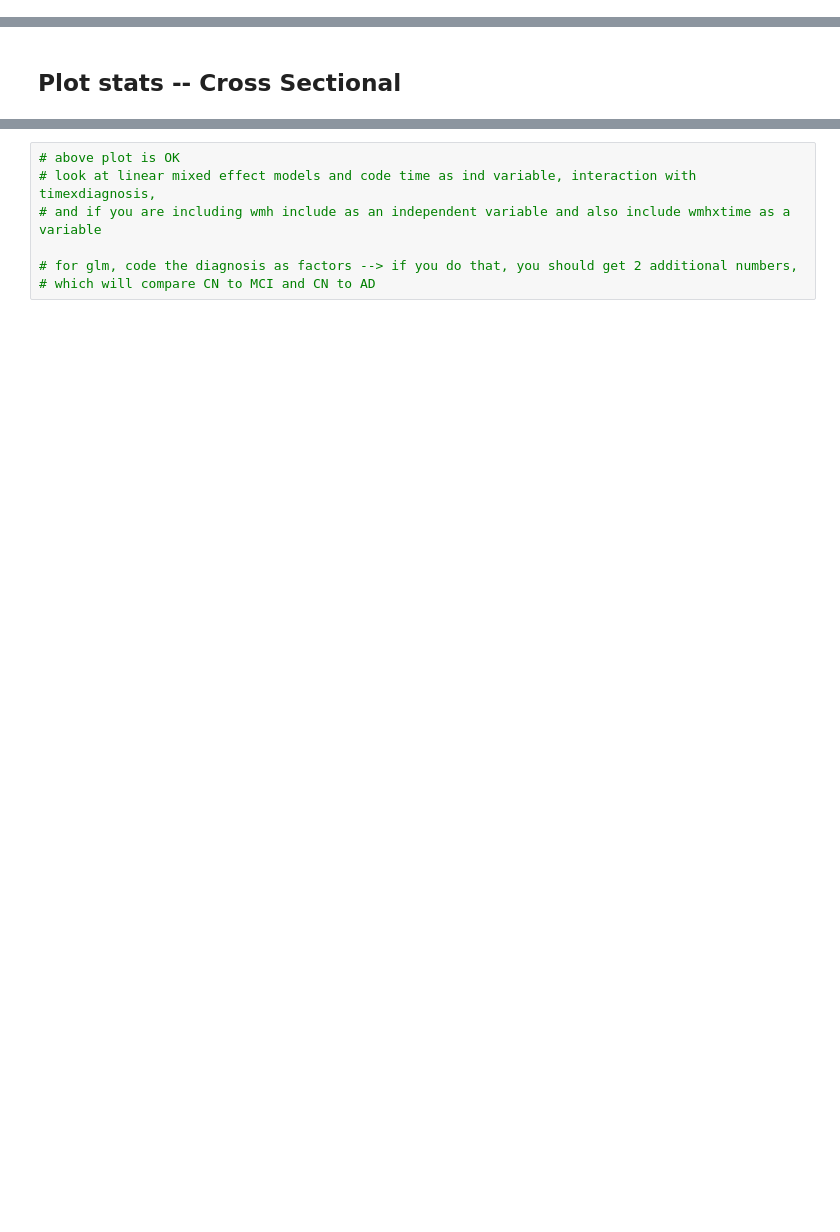
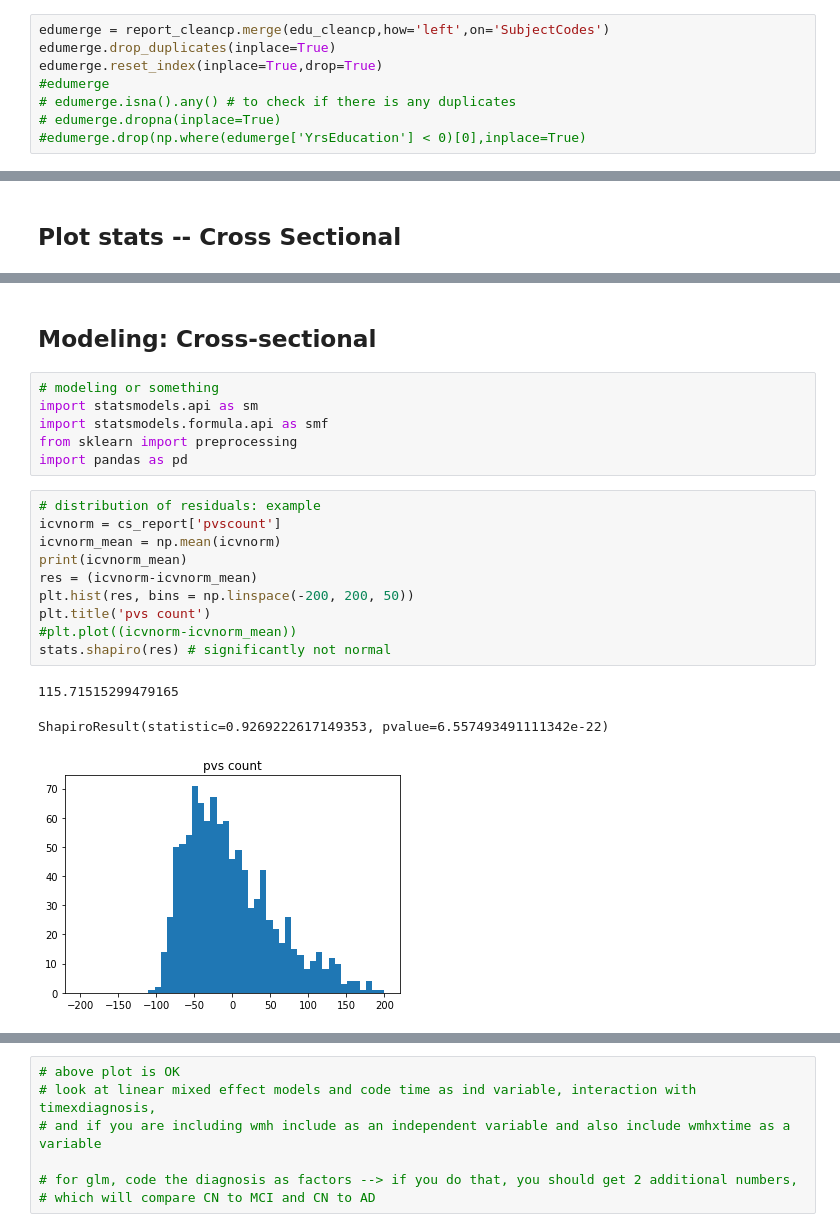
Before and after one commit to cind/pijp-frangi, a Jupyter notebook: pijp_frangi/stat_analysis.ipynb, the cells around one changed output, grey strips where cells are left out. Saved outputs shown, nothing was run; the diff lists cells and outputs as text; blank space fills up the shorter version.

```diff
--- a/pijp_frangi/stat_analysis.ipynb
+++ b/pijp_frangi/stat_analysis.ipynb
@@ -227,0 +305,8 @@ report_clean = copy.deepcopy(mcifixmerge)
+# %%
+edumerge = report_cleancp.merge(edu_cleancp,how='left',on='SubjectCodes')
+edumerge.drop_duplicates(inplace=True)
+edumerge.reset_index(inplace=True,drop=True)
+#edumerge
+# edumerge.isna().any() # to check if there is any duplicates
+# edumerge.dropna(inplace=True)
+#edumerge.drop(np.where(edumerge['YrsEducation'] < 0)[0],inplace=True)
@@ -739,0 +676,22 @@ Text(0.5, 1.0, 'Longitudinal comparison of mean PVS vol')
+# %% [markdown]
+## Modeling: Cross-sectional
+# %%
+# modeling or something
+import statsmodels.api as sm
+import statsmodels.formula.api as smf
+from sklearn import preprocessing
+import pandas as pd
+# %%
+# distribution of residuals: example
+icvnorm = cs_report['pvscount']
+icvnorm_mean = np.mean(icvnorm)
+print(icvnorm_mean)
+res = (icvnorm-icvnorm_mean)
+plt.hist(res, bins = np.linspace(-200, 200, 50))
+plt.title('pvs count')
+#plt.plot((icvnorm-icvnorm_mean))
+stats.shapiro(res) # significantly not normal
+# %% [output]
+115.71515299479165
+ShapiroResult(statistic=0.9269222617149353, pvalue=6.557493491111342e-22)
+[figure, added]
```
Also changed, not shown: parts of 118 cells of this notebook, 1 other file.
